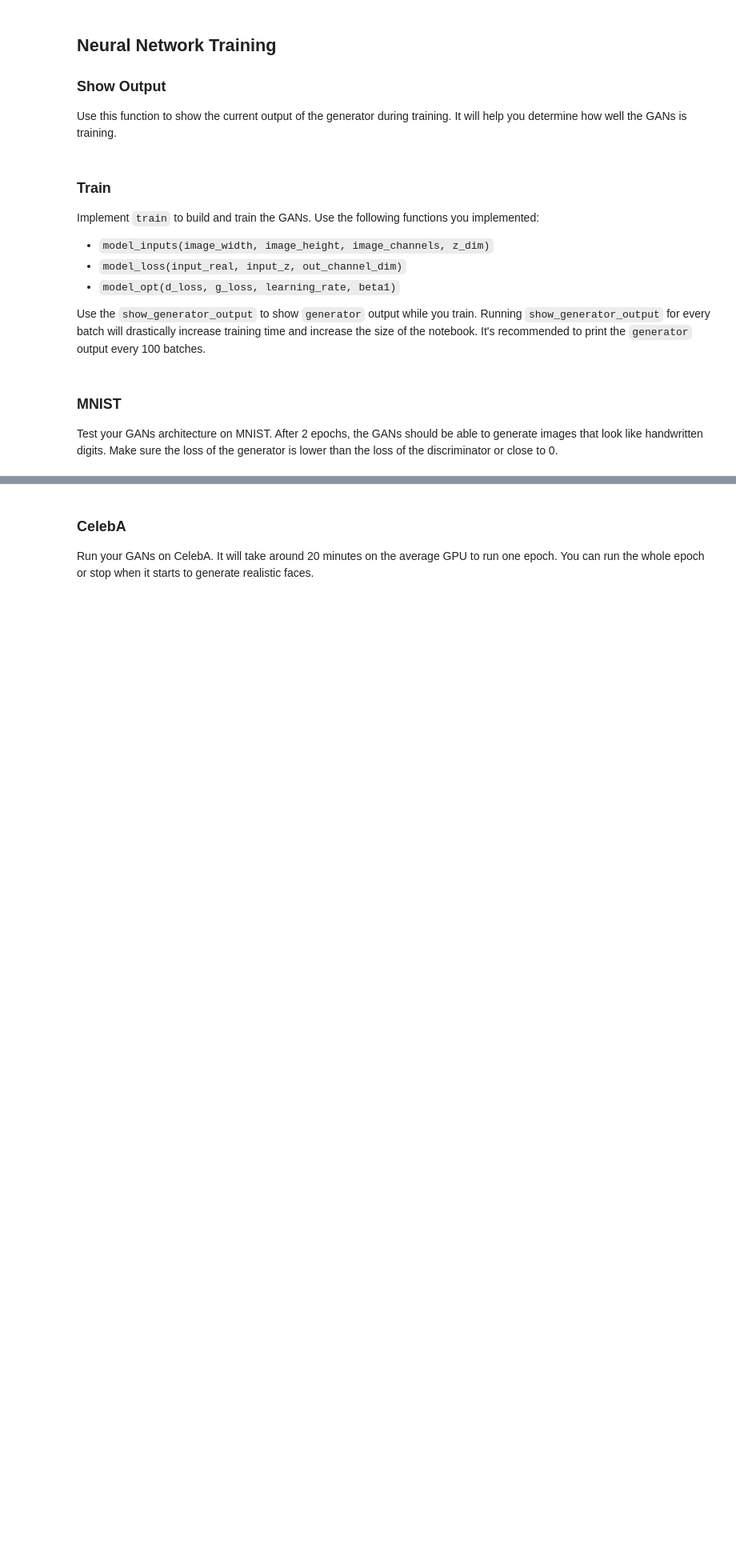
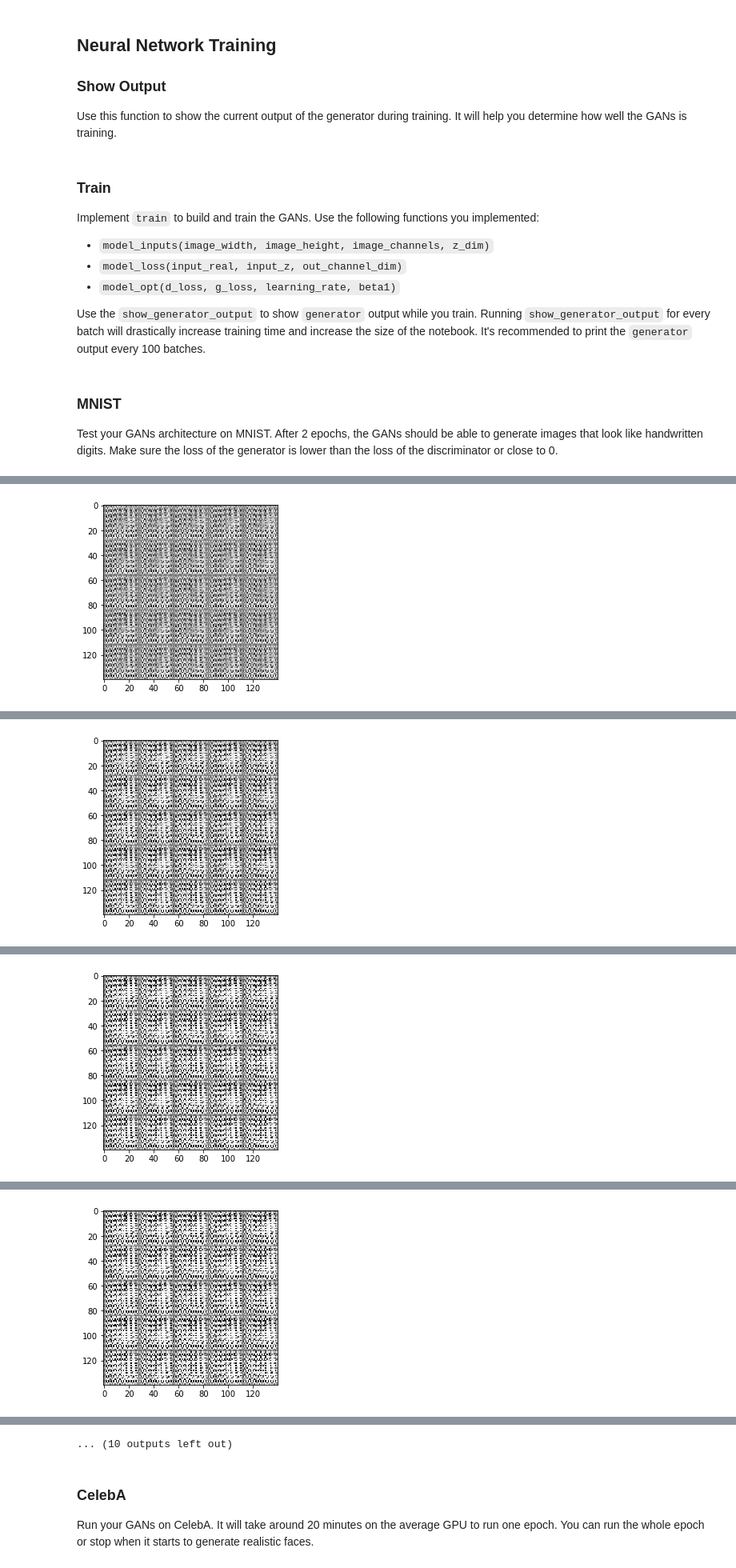
Before and after one commit to prachi735/deep-learning, a Jupyter notebook: face_generation/dlnd_face_generation.ipynb, the cells around one changed output, grey strips where cells are left out. Shown at 80% size. Drawn from its saved outputs; the diff is of its cells as text; code cells hidden in the pictures; blank space fills up the shorter version.

```diff
--- a/face_generation/dlnd_face_generation.ipynb
+++ b/face_generation/dlnd_face_generation.ipynb
@@ -147,20 +147,21 @@ def discriminator(images, reuse=False):
     :return: Tuple of (tensor output of the discriminator, tensor logits of the discriminator)
     """
     # TODO: Implement Function
-    alpha = 0.20
+    alpha = 0.01
+    xav_init = tf.contrib.layers.xavier_initializer()
     with tf.variable_scope("discriminator", reuse=reuse):
-        layer1 = tf.layers.conv2d(images,64,5,2,'same')
+        layer1 = tf.layers.conv2d(inputs=images,filters=32,kernel_size=4,strides=2,padding='same',kernel_initializer=xav_init)
         relu1 = tf.maximum(alpha * layer1, layer1)
 
-        layer2 = tf.layers.conv2d(relu1,128,5,2,'same')
-        bn2 = tf.layers.batch_normalization(layer1,True)
+        layer2 = tf.layers.conv2d(inputs=relu1,filters=64,kernel_size=4,strides=2,padding='same',kernel_initializer=xav_init)
+        bn2 = tf.layers.batch_normalization(layer2,True)
         relu2 = tf.maximum(alpha * bn2, bn2)
 
-        layer3 = tf.layers.conv2d(relu2,256,5,2,'same')
-        bn3 = tf.layers.batch_normalization(layer2,True)
+        layer3 = tf.layers.conv2d(inputs=relu2,filters=128,kernel_size=4,strides=2,padding='same',kernel_initializer=xav_init)
+        bn3 = tf.layers.batch_normalization(layer3,True)
         relu3 = tf.maximum(alpha * bn3, bn3)
 
-        flattened = tf.reshape(relu3, (-1, 4 * 4 * 256))
+        flattened = tf.reshape(relu3, (-1, 4 * 4 * 128))
 
         discriminator_logits = tf.layers.dense(flattened,1)
         discriminator_output = tf.sigmoid(discriminator_logits)
@@ -189,23 +190,23 @@ def generator(z, out_channel_dim, is_train=True):
     # TODO: Implement Function
     reuse_state = not is_train
     alpha = 0.20
+    xav_init = tf.contrib.layers.xavier_initializer()
+
     with tf.variable_scope("generator", reuse=reuse_state):
-        layer1 = tf.layers.dense(z, 4*4*512 )
-        layer1 = tf.layers.dense(z, 4*4*512)
-        layer1 = tf.reshape(layer1,(-1,4,4,512))
+        layer1 = tf.layers.dense(z, 4*4*256)
+        layer1 = tf.reshape(layer1,(-1,4,4,256))
         layer1 = tf.layers.batch_normalization(layer1, training=is_train)
         layer1 = tf.maximum(alpha * layer1, layer1)
 
-
-        layer2 = tf.layers.conv2d_transpose(layer1, 256 , 4,strides = 1, padding= 'valid' )
+        layer2 = tf.layers.conv2d_transpose(layer1, 128 , 4,strides = 1, padding= 'valid',kernel_initializer= xav_init)
         layer2 = tf.layers.batch_normalization(layer2, training=is_train)
         layer2 = tf.maximum(alpha * layer2, layer2)
 
-        layer3 = tf.layers.conv2d_transpose(layer2, 128, 5, strides= 2, padding= 'same')
+        layer3 = tf.layers.conv2d_transpose(layer2, 64, 4, strides= 2, padding= 'same',kernel_initializer= xav_init)
         layer3 = tf.layers.batch_normalization(layer3, training=is_train)
         layer3 = tf.maximum(alpha * layer3, layer3)
 
-        generator_logits = tf.layers.conv2d_transpose(layer3, out_channel_dim, 5, strides= 2, padding= 'same')
+        generator_logits = tf.layers.conv2d_transpose(layer3, out_channel_dim, 5, strides= 2, padding= 'same',kernel_initializer= xav_init)
         generator_output = tf.tanh(generator_logits)
 
     return generator_output
@@ -342,10 +343,10 @@ def train(epoch_count, batch_size, z_dim, learning_rate, beta1, get_batches, dat
     """
     # TODO: Build Model
     _, img_height, img_width, img_channel = data_shape
-    inputs_real, inputs_z, learning_rate = model_inputs(img_height, img_width, img_channel, z_dim)
+    inputs_real, inputs_z, lr = model_inputs(img_height, img_width, img_channel, z_dim)
 
     d_loss, g_loss = model_loss(inputs_real, inputs_z, img_channel)
-    d_opt, g_opt = model_opt(d_loss, g_loss, learning_rate, beta1)
+    d_opt, g_opt = model_opt(d_loss, g_loss, lr, beta1)
 
     losses = []
     steps = 0
@@ -363,8 +364,8 @@ def train(epoch_count, batch_size, z_dim, learning_rate, beta1, get_batches, dat
                 batch_z = np.random.uniform(-1, 1, size=[batch_size, z_dim])
 
                 # Run optimizers
-                sess.run(d_opt, feed_dict={inputs_real: batch_images, inputs_z: batch_z, learning_rate: learning_rate})
-                sess.run(g_opt, feed_dict={inputs_real: batch_images, inputs_z: batch_z, learning_rate: learning_rate})
+                sess.run(d_opt, feed_dict={inputs_real: batch_images, inputs_z: batch_z, lr: learning_rate})
+                sess.run(g_opt, feed_dict={inputs_real: batch_images, inputs_z: batch_z, lr: learning_rate})
 
                 # Show the loss every 10 steps
                 if steps % 10 == 0:
@@ -387,10 +388,10 @@ def train(epoch_count, batch_size, z_dim, learning_rate, beta1, get_batches, dat
 ### MNIST
 Test your GANs architecture on MNIST.  After 2 epochs, the GANs should be able to generate images that look like handwritten digits.  Make sure the loss of the generator is lower than the loss of the discriminator or close to 0.
 # %%
-batch_size = 64
-z_dim = 256
-learning_rate = 0.01
-beta1 = 0.25
+batch_size = 32
+z_dim = 100
+learning_rate = 0.0005
+beta1 = 0.5
 
 
 """
@@ -406,0 +417 @@ TypeError: The value of a feed cannot be a tf.Tensor object. Acceptable feed val
+[figure, added]
@@ -406,0 +428 @@ TypeError: The value of a feed cannot be a tf.Tensor object. Acceptable feed val
+[figure, added]
@@ -406,0 +439 @@ TypeError: The value of a feed cannot be a tf.Tensor object. Acceptable feed val
+[figure, added]
@@ -406,0 +450 @@ TypeError: The value of a feed cannot be a tf.Tensor object. Acceptable feed val
+[figure, added]
@@ -407,3 +473,4 @@ TypeError: The value of a feed cannot be a tf.Tensor object. Acceptable feed val
+... (10 outputs left out)
 # %% [markdown]
 ### CelebA
 Run your GANs on CelebA.  It will take around 20 minutes on the average GPU to run one epoch.  You can run the whole epoch or stop when it starts to generate realistic faces.
```
Also changed, not shown: parts of 3 cells of this notebook.
